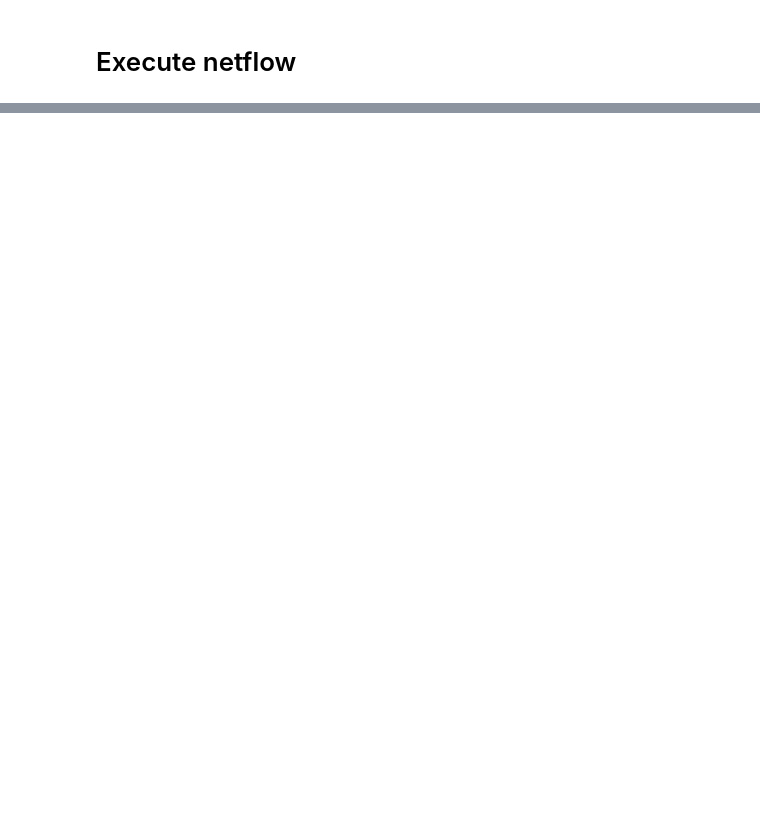
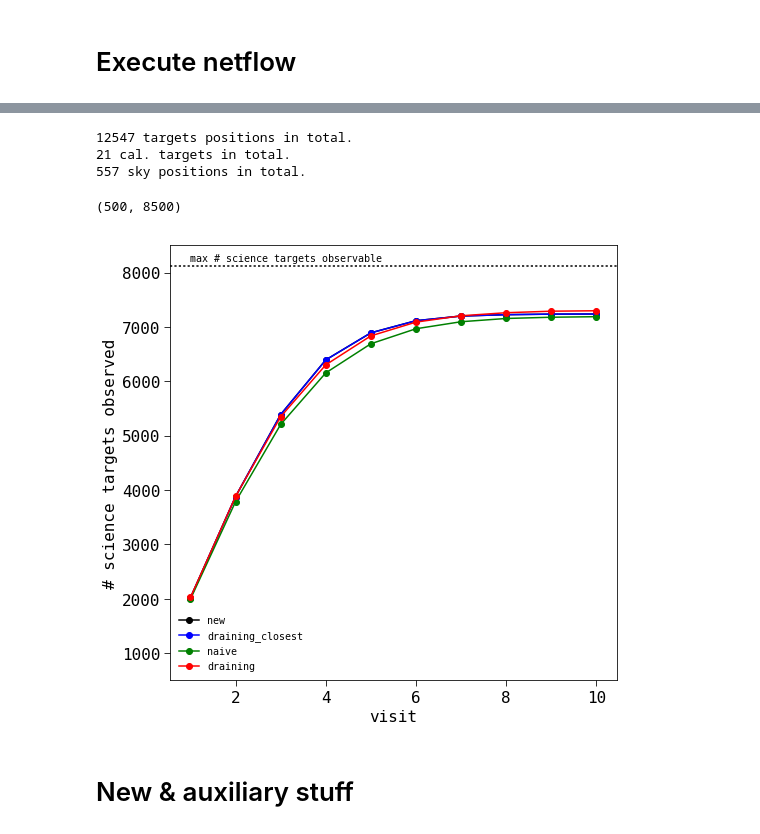
Before and after one commit to Subaru-PFS/ets_networkflow, a Jupyter notebook: real_test.ipynb, the cells around one changed output, grey strips where cells are left out. Drawn from its saved outputs; the diff is of its cells as text; code cells hidden in the pictures; blank space fills up the shorter version.

```diff
--- a/real_test.ipynb
+++ b/real_test.ipynb
@@ -526,3 +624,66 @@ Observed 1049 science targets and 6 cal. stars and 184 sky positions.
+# %%
+nsci = sum( [class_dict[t][:3] == "sci" for t in targets] )
+ncal = sum( [class_dict[t][:3] == "cal" for t in targets] )
+nsky = sum( [class_dict[t][:3] == "sky" for t in targets] )
+
+sum( [class_dict[t][:3] == "cal" for t in targets] )
+
+
+print("{} targets positions in total.".format( nsci ))
+print("{} cal. targets in total.".format( ncal ))
+print("{} sky positions in total.".format( nsky ))
+# %% [output]
+12547 targets positions in total.
+21 cal. targets in total.
+557 sky positions in total.
+# %%
+from astropy.io import ascii
+
+nwf_results_nvisits = {}
+#nwf_results_nvisits[12] = ascii.read("nwf_results_nvisits12.txt")
+#nwf_results_nvisits[12] = ascii.read("nwf_results_nvisits12.txt")
+nwf_results_nvisits[10] = ascii.read("nwf_results_nvisits10.txt")
+nwf_results_nvisits[9] = ascii.read("nwf_results_nvisits9.txt")
+nwf_results_nvisits[8] = ascii.read("nwf_results_nvisits8.txt")
+nwf_results_nvisits[7] = ascii.read("nwf_results_nvisits7.txt")
+nwf_results_nvisits[6] = ascii.read("nwf_results_nvisits6.txt")
+nwf_results_nvisits[5] = ascii.read("nwf_results_nvisits5.txt")
+nwf_results_nvisits[4] = ascii.read("nwf_results_nvisits4.txt")
+nwf_results_nvisits[3] = ascii.read("nwf_results_nvisits3.txt")
+nwf_results_nvisits[2] = ascii.read("nwf_results_nvisits2.txt")
+
+ets_results = {}
+ets_results["draining_closest"] = ascii.read("ets_results_draining_closest.txt")
+ets_results["draining"] = ascii.read("ets_results_draining.txt")
+ets_results["naive"] = ascii.read("ets_results_naive.txt")
+ets_results["new"] = ascii.read("ets_results_new.txt")
+
+#ascii.read("ets_results_draining_closest.txt",format
+# %%
+f = plt.figure(figsize=[8,8])
+
+
+for alg in ets_results:
+    plt.plot(ets_results[alg]['V']+1, ets_results[alg]['nsci_total'],'o-', label=alg)
+l = plt.legend()
+l.draw_frame(False)
+
+#for nvisits in nwf_results_nvisits:
+#    plt.plot(nwf_results_nvisits[nvisits]['V']+1, nwf_results_nvisits[nvisits]['nsci_total'],'ks-', label=alg, color='grey', ms=8)
+
+#nvisits = 10
+#plt.plot(nwf_results_nvisits[nvisits]['V']+1, nwf_results_nvisits[nvisits]['nsci_total'],'ks-', label=alg, color='grey', ms=8)
+
+plt.axhline(nsci_observable,ls=":",c='k')
+plt.text(1,nsci_observable+50,"max # science targets observable".format(nsci_observable),ha='left',va='bottom')
+plt.ylabel("# science targets observed")
+plt.xlabel("visit")
+plt.ylim([500,8500])
+# %% [output]
+(500, 8500)
+[figure, added]
+# %% [markdown]
+# New & auxiliary stuff
 # %%
 RSEP = 5.
 
```
Also changed, not shown: parts of 19 cells of this notebook.
